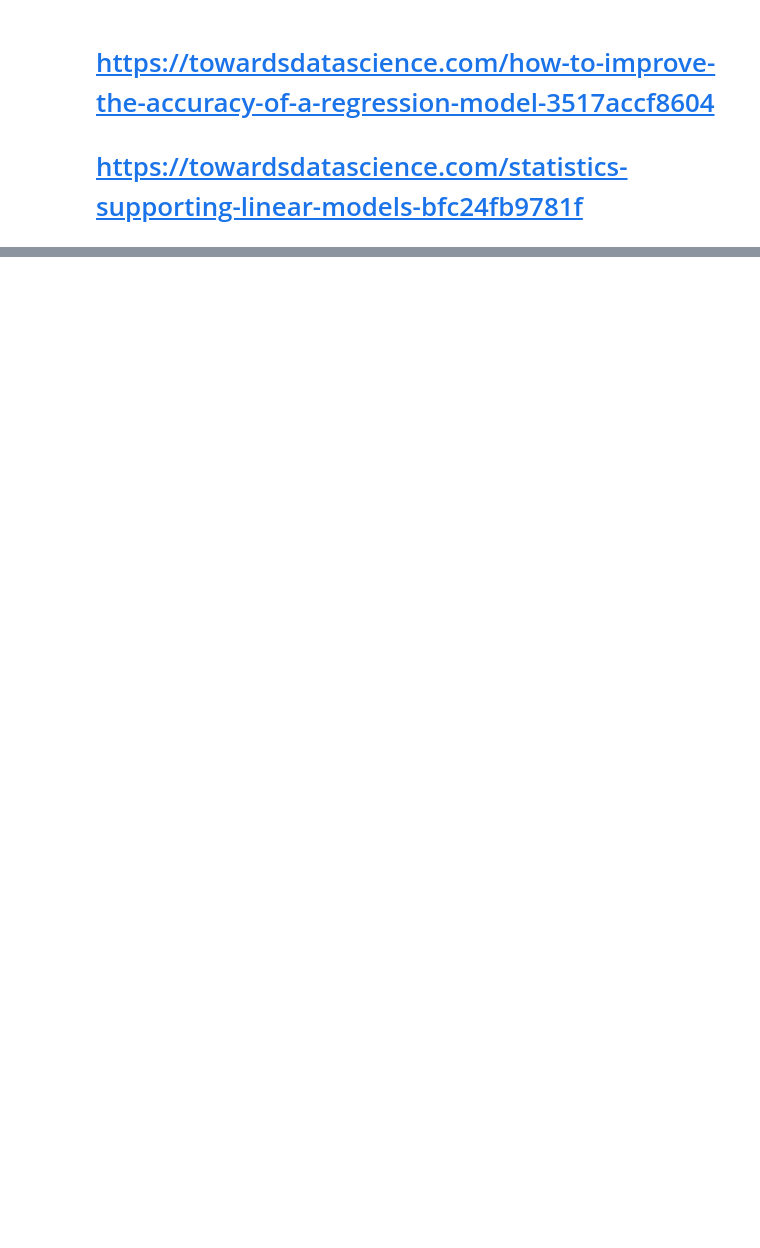
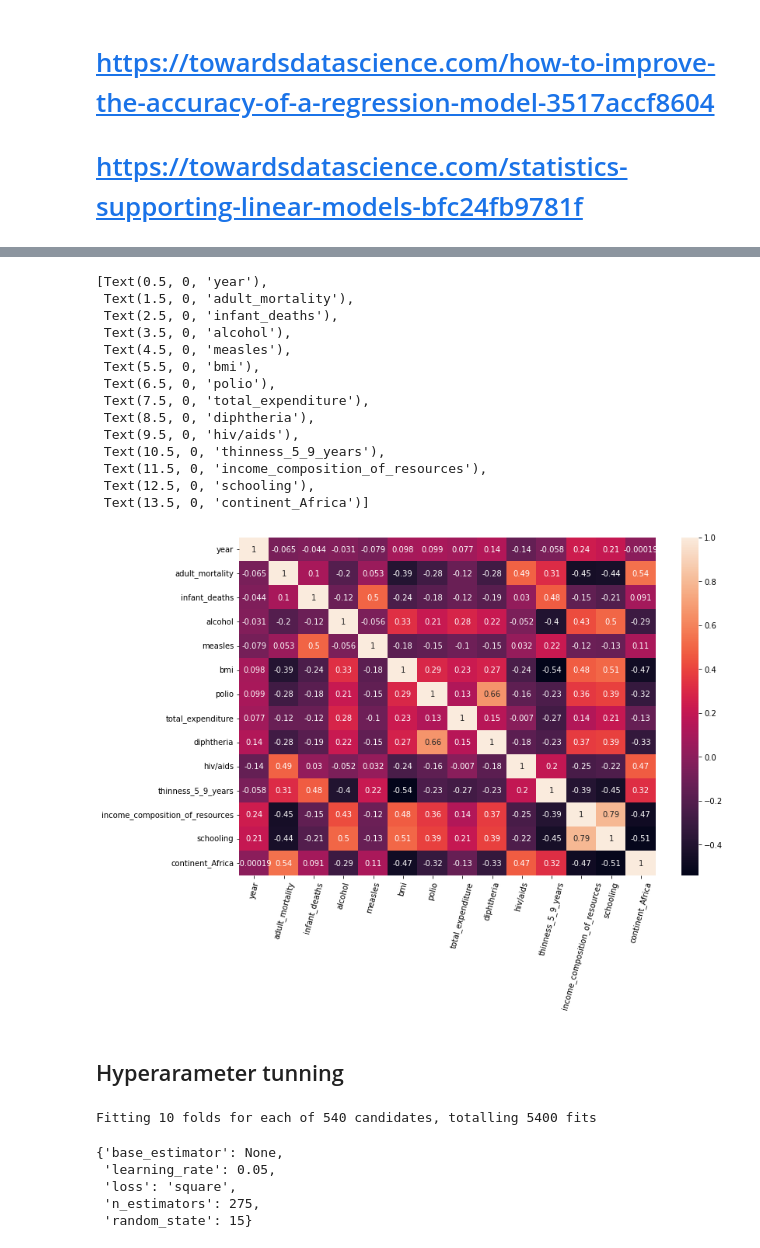
Before and after one commit to minhngt62/ml-life-expectancy, a Jupyter notebook: tree/continent case/continent_model.ipynb, the cells around one changed output, grey strips where cells are left out. Drawn from its saved outputs; the diff is of its cells as text; code cells hidden in the pictures; blank space fills up the shorter version.

```diff
--- a/tree/continent case/continent_model.ipynb
+++ b/tree/continent case/continent_model.ipynb
@@ -523,0 +802,4 @@ r2_score(y_test, pred)
+# %%
+drop_ab = ['status_Developed','population','continent_Americas','hepatitis_b','status_Developing','continent_Europe','continent_Asia','continent_Oceania']
+columns_drop_ab = columns_drop + drop_ab
+compare_loss(X_train, y_train, X_test, y_test, columns=columns_drop_ab, estimator='AB')
@@ -523,0 +827,38 @@ r2_score(y_test, pred)
+# %%
+plt.figure(figsize=(12,8))
+g = sns.heatmap(X_train.drop(columns=columns_drop_ab).corr(), annot=True)
+g.set_xticklabels(g.get_xticklabels(), rotation=75)
+# %% [output]
+[Text(0.5, 0, 'year'),
+ Text(1.5, 0, 'adult_mortality'),
+ Text(2.5, 0, 'infant_deaths'),
+ Text(3.5, 0, 'alcohol'),
+ Text(4.5, 0, 'measles'),
+ Text(5.5, 0, 'bmi'),
+ Text(6.5, 0, 'polio'),
+ Text(7.5, 0, 'total_expenditure'),
+ Text(8.5, 0, 'diphtheria'),
+ Text(9.5, 0, 'hiv/aids'),
+ Text(10.5, 0, 'thinness_5_9_years'),
+ Text(11.5, 0, 'income_composition_of_resources'),
+ Text(12.5, 0, 'schooling'),
+ Text(13.5, 0, 'continent_Africa')]
+[figure, added]
+# %% [markdown]
+## Hyperarameter tunning
+# %%
+cv_sets = ShuffleSplit(n_splits = 10, test_size = 0.2, random_state = 0)
+params_ab = {'n_estimators':np.array(range(25,525,25)),"learning_rate": [0.01,0.025,0.05,0.075,0.1,0.25,0.5,0.75,1.0], 'loss': ['linear', 'square','exponential']}
+grid_search = GridSearchCV(estimator= AdaBoostRegressor(random_state=15), param_grid=params_ab, scoring='r2', cv=cv_sets, verbose= 3, n_jobs=-1)
+grid_search.fit(X_train_ab_cleaned, y_train_ab_cleaned)
+grid_search = grid_search.best_estimator_
+# %% [output]
+Fitting 10 folds for each of 540 candidates, totalling 5400 fits
+# %%
+grid_search.get_params()
+# %% [output]
+{'base_estimator': None,
+ 'learning_rate': 0.05,
+ 'loss': 'square',
+ 'n_estimators': 275,
+ 'random_state': 15}
```
Also changed, not shown: parts of 56 cells of this notebook, 3 other files.
